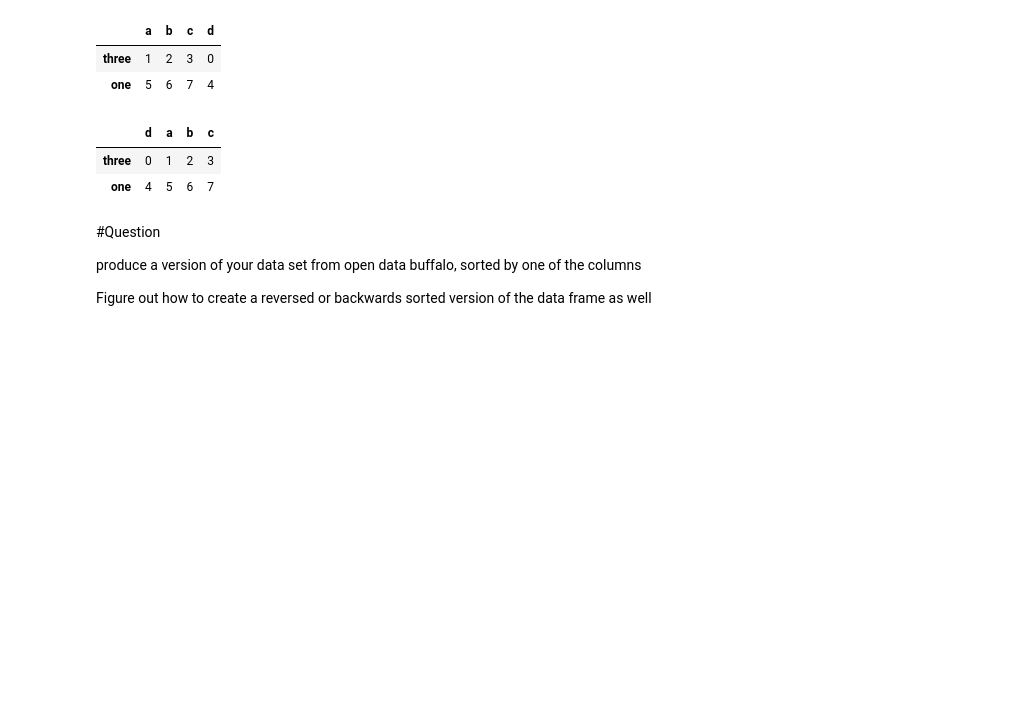
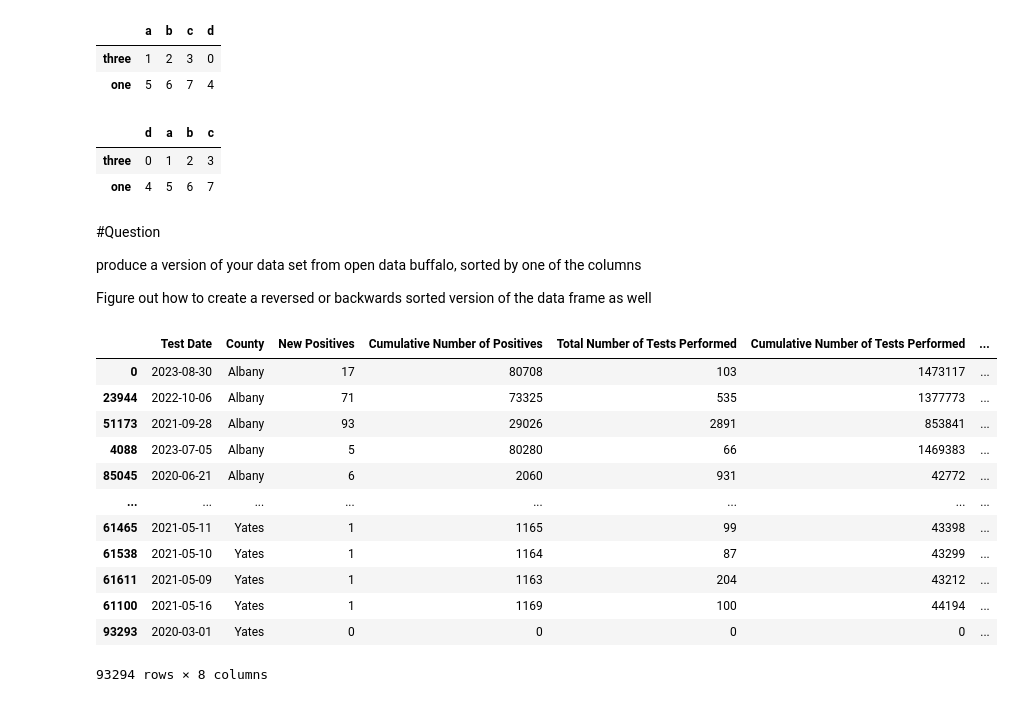
Before and after one commit to Chrpjones/DAT512Week3, a Jupyter notebook: Pandas_ideas_part_1.ipynb, the cells around one changed output. Cells and saved outputs as stored; diff of their text form; code cells hidden in the pictures; blank space fills up the shorter version.

```diff
--- a/Pandas_ideas_part_1.ipynb
+++ b/Pandas_ideas_part_1.ipynb
@@ -940,3 +952,19 @@ tframe.sort_values(by="b")
 produce a version of your data set from open data buffalo,  sorted by one of the columns
 
 Figure out how to create a reversed or backwards sorted version of the data frame as well
+# %%
+buffalo_df.sort_values(by="County")
+# %% [output]
+|  | Test Date | County | New Positives | Cumulative Number of Positives | Total Number of Tests Performed | Cumulative Number of Tests Performed | ... |
+| 0 | 2023-08-30 | Albany | 17 | 80708 | 103 | 1473117 | ... |
+| 23944 | 2022-10-06 | Albany | 71 | 73325 | 535 | 1377773 | ... |
+| 51173 | 2021-09-28 | Albany | 93 | 29026 | 2891 | 853841 | ... |
+| 4088 | 2023-07-05 | Albany | 5 | 80280 | 66 | 1469383 | ... |
+| 85045 | 2020-06-21 | Albany | 6 | 2060 | 931 | 42772 | ... |
+| ... | ... | ... | ... | ... | ... | ... | ... |
+| 61465 | 2021-05-11 | Yates | 1 | 1165 | 99 | 43398 | ... |
+| 61538 | 2021-05-10 | Yates | 1 | 1164 | 87 | 43299 | ... |
+| 61611 | 2021-05-09 | Yates | 1 | 1163 | 204 | 43212 | ... |
+| 61100 | 2021-05-16 | Yates | 1 | 1169 | 100 | 44194 | ... |
+| 93293 | 2020-03-01 | Yates | 0 | 0 | 0 | 0 | ... |
+93294 rows × 8 columns
```
Also changed, not shown: parts of 5 cells of this notebook.
